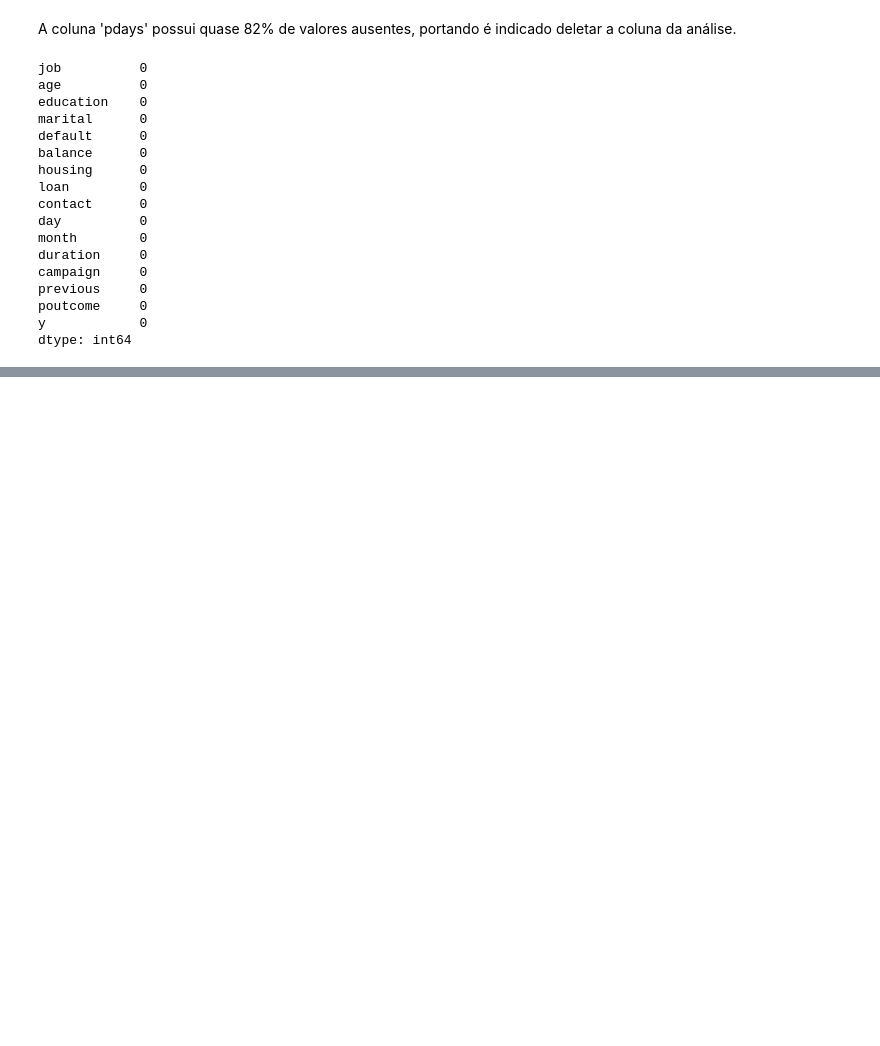
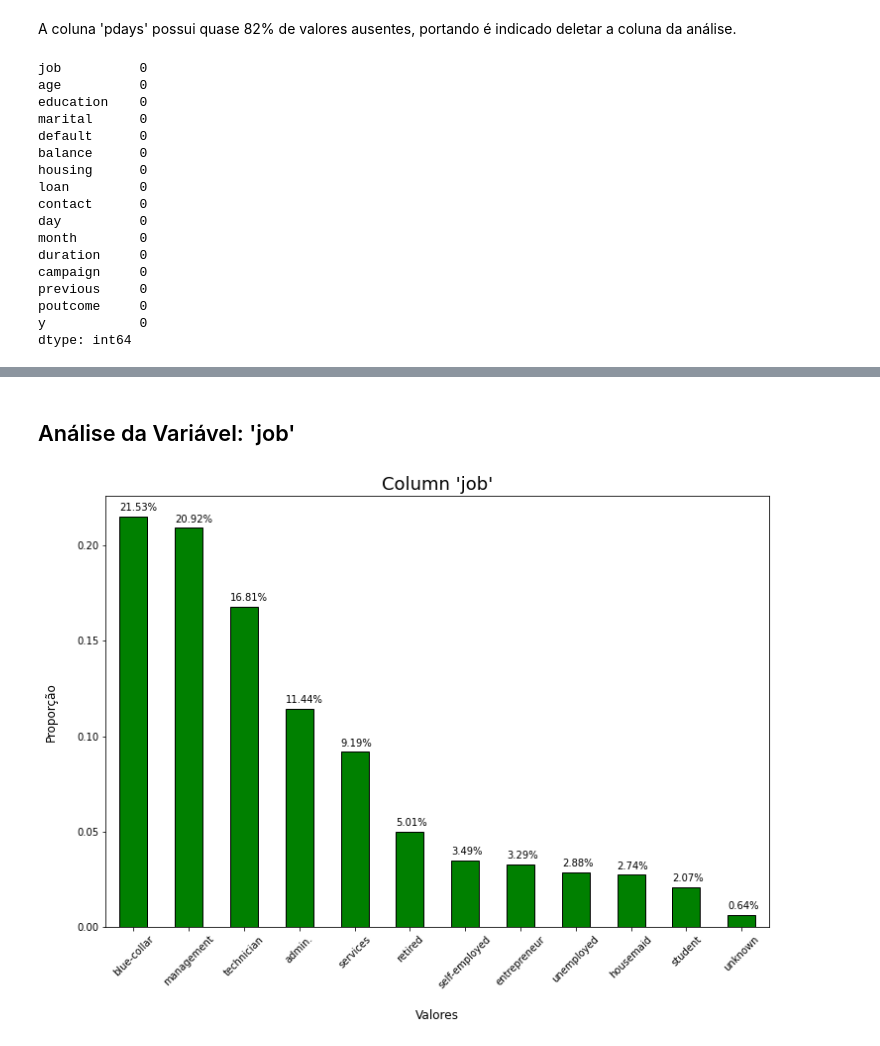
Before and after one commit to raulrosapacheco/Campanhas-Telemarketing-Financeiras, a Jupyter notebook: MarketingFinanceira.ipynb, the cells around one changed output, grey strips where cells are left out. Saved outputs shown, nothing was run; the diff lists cells and outputs as text; code cells hidden in the pictures; blank space fills up the shorter version.

Commit message:
Análise Multivariada

```diff
--- a/MarketingFinanceira.ipynb
+++ b/MarketingFinanceira.ipynb
@@ -301,0 +356,22 @@ dtype: int64
+# %% [markdown]
+## Análise da Variável: 'job'
+# %%
+# Proporção da Variável 'job'
+proporcao = df['job'].value_counts(normalize=True)
+
+ax = proporcao.plot(kind='bar', color='green', edgecolor='black', figsize=(12,8))
+
+ax.set_title("Column 'job'", fontsize=18)
+ax.set_xlabel('\nValores', fontsize=12)
+ax.set_ylabel('Proporção\n', fontsize=12)
+
+
+# Adicionar proporção acima de cada barra
+for i, v in enumerate(proporcao):
+    ax.text(i-0.25, v+0.003, '{:.2%}'.format(v), fontsize=10)
+
+plt.xticks(rotation=45)
+
+plt.show()
+# %% [output]
+[figure, added]
```
Also changed, not shown: parts of 30 cells of this notebook.
